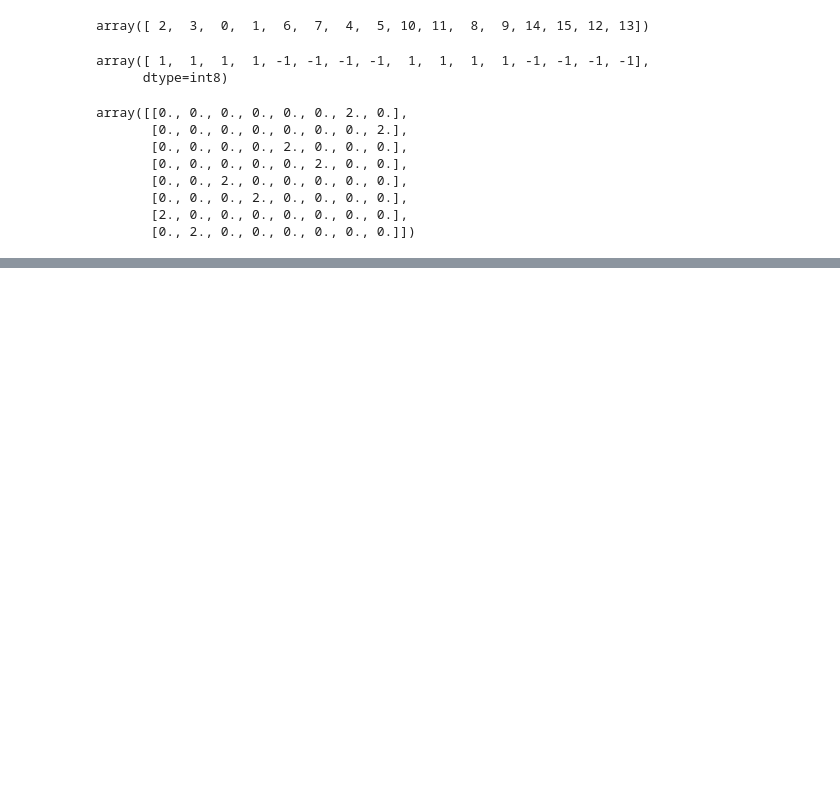
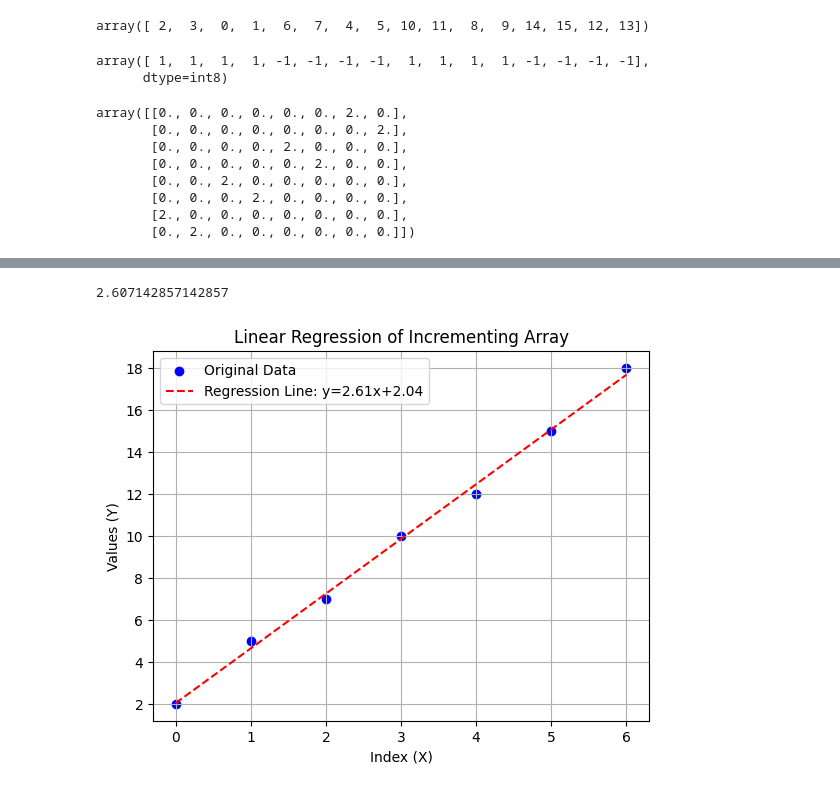
Before and after one commit to NAIST-Archlab/qimax-soft, a Jupyter notebook: test_pc.ipynb, the cells around one changed output, grey strips where cells are left out. Saved outputs shown, nothing was run; the diff lists cells and outputs as text; code cells hidden in the pictures; blank space fills up the shorter version.

```diff
--- a/test_pc.ipynb
+++ b/test_pc.ipynb
@@ -44,0 +96,28 @@ array([[0., 0., 0., 0., 0., 0., 2., 0.],
+# %%
+import numpy as np
+import matplotlib.pyplot as plt
+from scipy.stats import linregress
+
+# Example: Creating an incrementing array
+y = np.array([2, 5, 7, 10, 12, 15, 18])  # Example array
+x = np.arange(len(y))  # X values as indices
+
+# Performing Linear Regression
+slope, intercept, r_value, p_value, std_err = linregress(x, y)
+
+# Generating regression line
+y_pred = slope * x + intercept
+
+# Plotting
+plt.scatter(x, y, color='blue', label="Original Data")  # Scatter plot
+plt.plot(x, y_pred, color='red', linestyle='--', label=f"Regression Line: y={slope:.2f}x+{intercept:.2f}")
+print(slope)
+plt.xlabel("Index (X)")
+plt.ylabel("Values (Y)")
+plt.title("Linear Regression of Incrementing Array")
+plt.legend()
+plt.grid()
+plt.show()
+# %% [output]
+2.607142857142857
+[figure, added]
```
Also changed, not shown: parts of 5 cells of this notebook, 5 other files.
